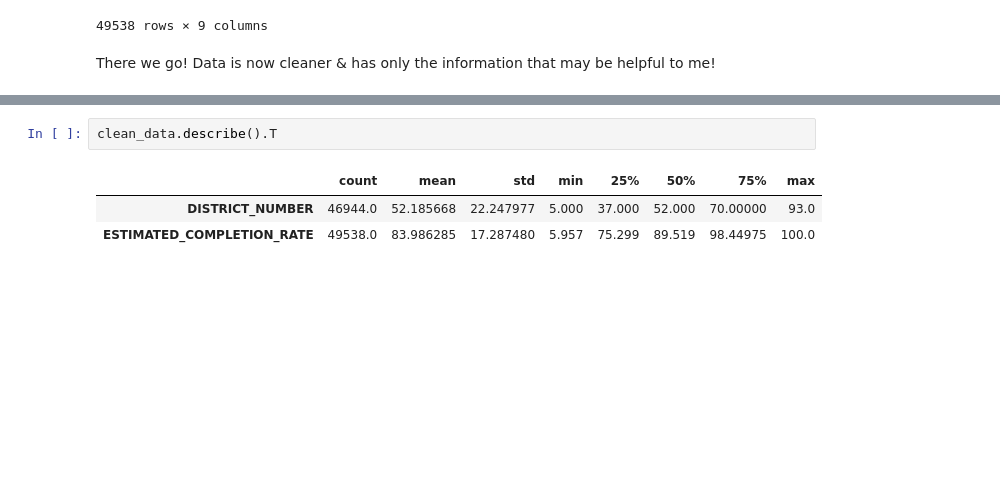
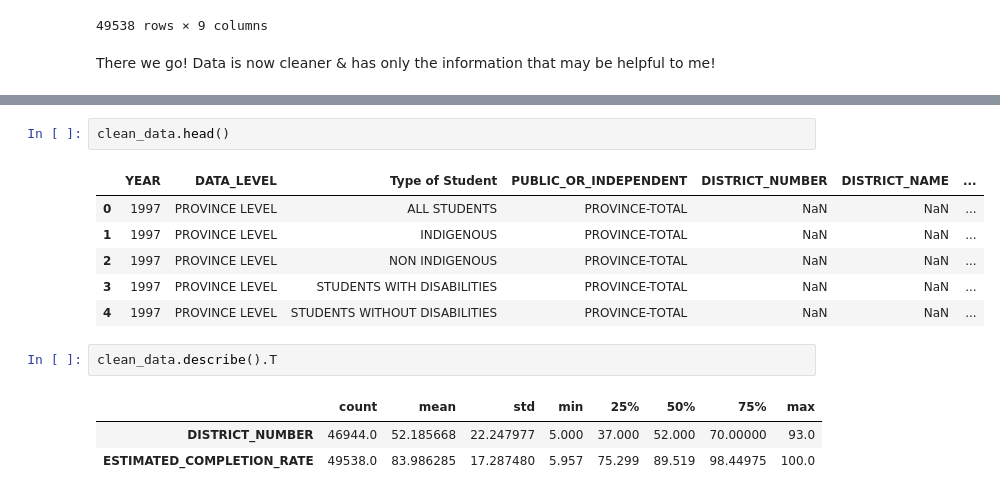
Before and after one commit to ubco-W2022T1-cosc301/project-group19, a Jupyter notebook: notebooks/analysis1.ipynb, the cells around one changed output, grey strips where cells are left out. Saved outputs shown, nothing was run; the diff lists cells and outputs as text; blank space fills up the shorter version.

```diff
--- a/notebooks/analysis1.ipynb
+++ b/notebooks/analysis1.ipynb
@@ -306,3 +311,12 @@ There we go! Data is now cleaner & has only the information that may be helpful
+# %%
+clean_data.head()
+# %% [output]
+|  | YEAR | DATA_LEVEL | Type of Student | PUBLIC_OR_INDEPENDENT | DISTRICT_NUMBER | DISTRICT_NAME | ... |
+| 0 | 1997 | PROVINCE LEVEL | ALL STUDENTS | PROVINCE-TOTAL | NaN | NaN | ... |
+| 1 | 1997 | PROVINCE LEVEL | INDIGENOUS | PROVINCE-TOTAL | NaN | NaN | ... |
+| 2 | 1997 | PROVINCE LEVEL | NON INDIGENOUS | PROVINCE-TOTAL | NaN | NaN | ... |
+| 3 | 1997 | PROVINCE LEVEL | STUDENTS WITH DISABILITIES | PROVINCE-TOTAL | NaN | NaN | ... |
+| 4 | 1997 | PROVINCE LEVEL | STUDENTS WITHOUT DISABILITIES | PROVINCE-TOTAL | NaN | NaN | ... |
 # %%
 clean_data.describe().T
 # %% [output]
```
Also changed, not shown: parts of 12 cells of this notebook.
